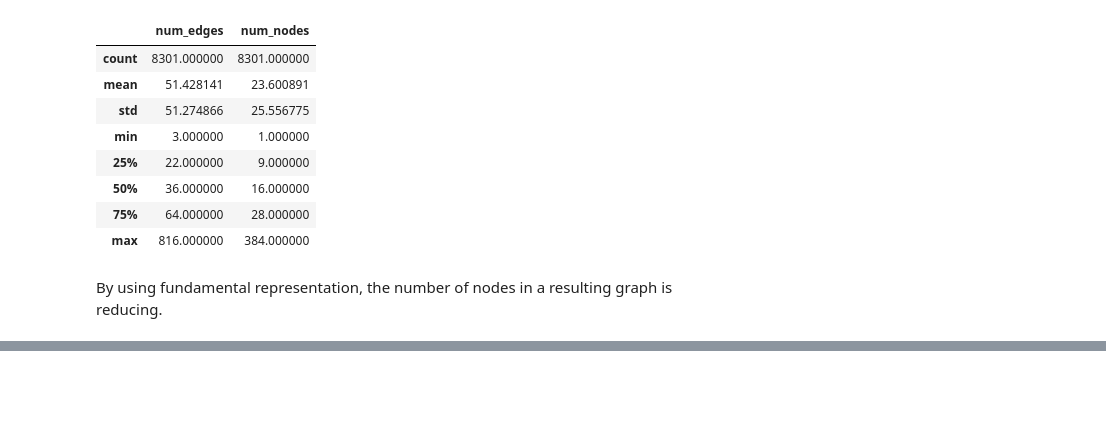
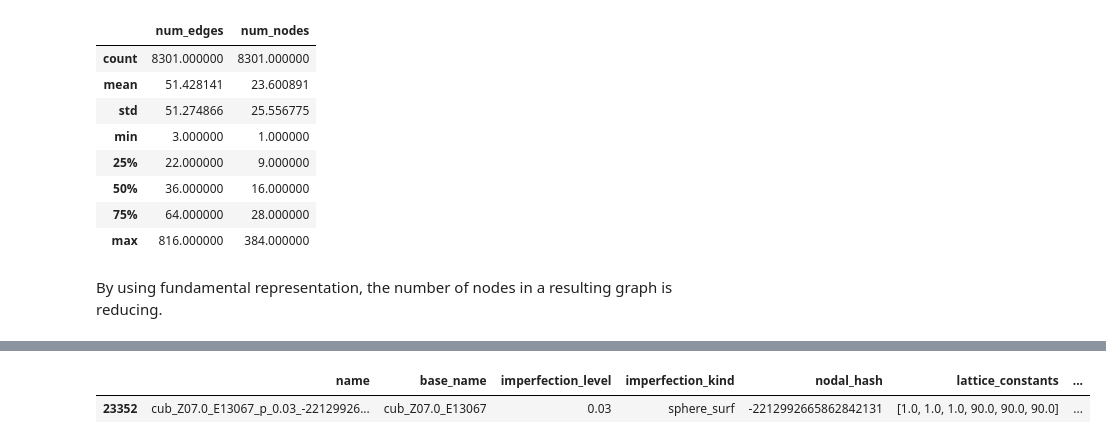
Before and after one commit to igrega348/gnn-paper, a Jupyter notebook: figure1.ipynb, the cells around one changed output, grey strips where cells are left out. Cells and saved outputs as stored; diff of their text form; code cells hidden in the pictures; blank space fills up the shorter version.

```diff
--- a/figure1.ipynb
+++ b/figure1.ipynb
@@ -75,0 +111,8 @@ plt.
+# %%
+df['num_edges'] = df['fundamental_edge_adjacency'].apply(len)
+df['num_nodes'] = df['fundamental_edge_adjacency'].apply(lambda x: len(np.unique(x)))
+# %%
+df.sample()
+# %% [output]
+|  | name | base_name | imperfection_level | imperfection_kind | nodal_hash | lattice_constants | ... |
+| 23352 | cub_Z07.0_E13067_p_0.03_-22129926... | cub_Z07.0_E13067 | 0.03 | sphere_surf | -2212992665862842131 | [1.0, 1.0, 1.0, 90.0, 90.0, 90.0] | ... |
```
Also changed, not shown: parts of 13 cells of this notebook, 13 other files.
